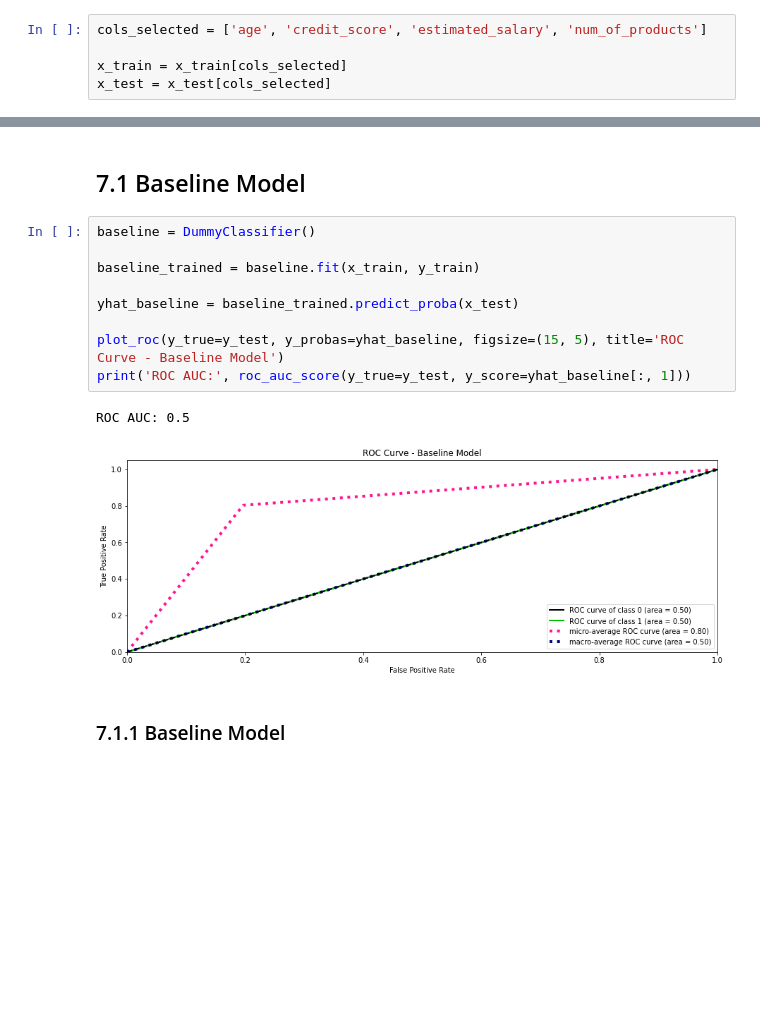
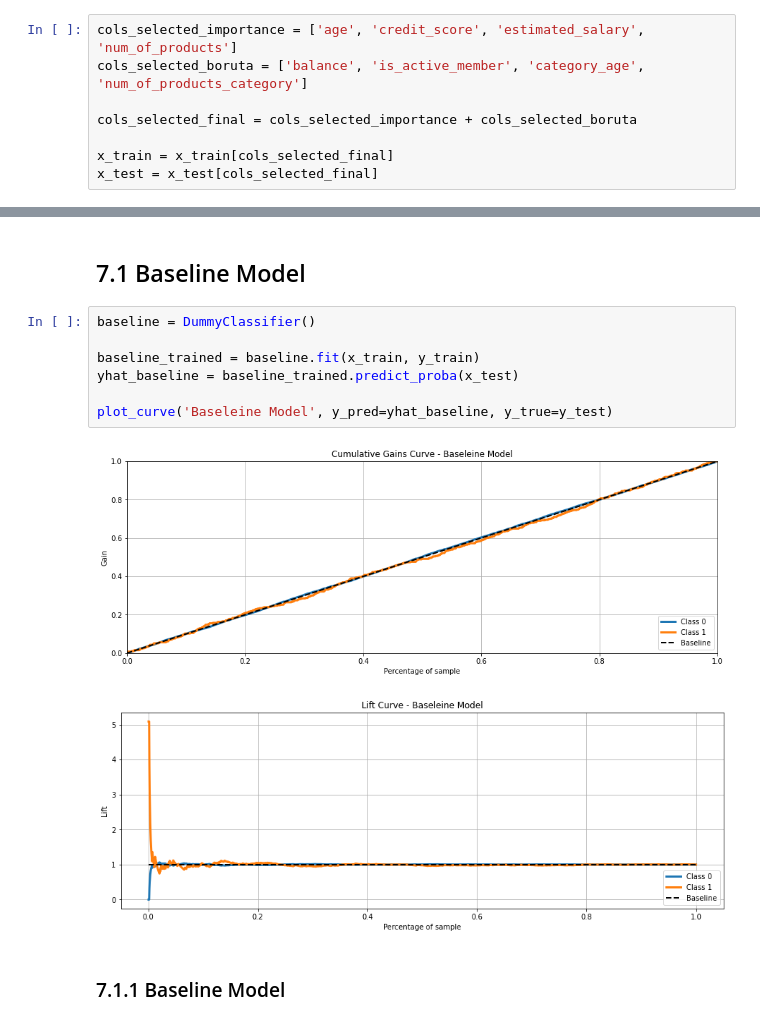
Before and after one commit to Jhonatanslopes/Bank-Customer-Churn, a Jupyter notebook: Notebook/notebook.ipynb, the cells around one changed output, grey strips where cells are left out. Saved outputs shown, nothing was run; the diff lists cells and outputs as text; blank space fills up the shorter version.

```diff
--- a/Notebook/notebook.ipynb
+++ b/Notebook/notebook.ipynb
@@ -780,10 +886,13 @@ df
 # %% [markdown]
 ## 6.3 Filtragem de Variaveis
 # %%
-cols_selected = ['age', 'credit_score', 'estimated_salary', 'num_of_products']
+cols_selected_importance = ['age', 'credit_score', 'estimated_salary', 'num_of_products']
+cols_selected_boruta = ['balance', 'is_active_member', 'category_age', 'num_of_products_category']
 
-x_train = x_train[cols_selected]
-x_test = x_test[cols_selected]
+cols_selected_final = cols_selected_importance + cols_selected_boruta
+
+x_train = x_train[cols_selected_final]
+x_test = x_test[cols_selected_final]
 # %% [markdown]
 # 7.0 MACHINE LEARNING
 # %% [markdown]
@@ -791,14 +900,12 @@ x_test = x_test[cols_selected]
 # %%
 baseline = DummyClassifier()
 
 baseline_trained = baseline.fit(x_train, y_train)
-
 yhat_baseline = baseline_trained.predict_proba(x_test)
 
-plot_roc(y_true=y_test, y_probas=yhat_baseline, figsize=(15, 5), title='ROC Curve - Baseline Model')
-print('ROC AUC:', roc_auc_score(y_true=y_test, y_score=yhat_baseline[:, 1]))
+plot_curve('Baseleine Model', y_pred=yhat_baseline, y_true=y_test)
 # %% [output]
-ROC AUC: 0.5
-[figure, old version]
+[figure, new version]
+[figure, added]
 # %% [markdown]
 ### 7.1.1 Baseline Model
```
Also changed, not shown: parts of 19 cells of this notebook.
